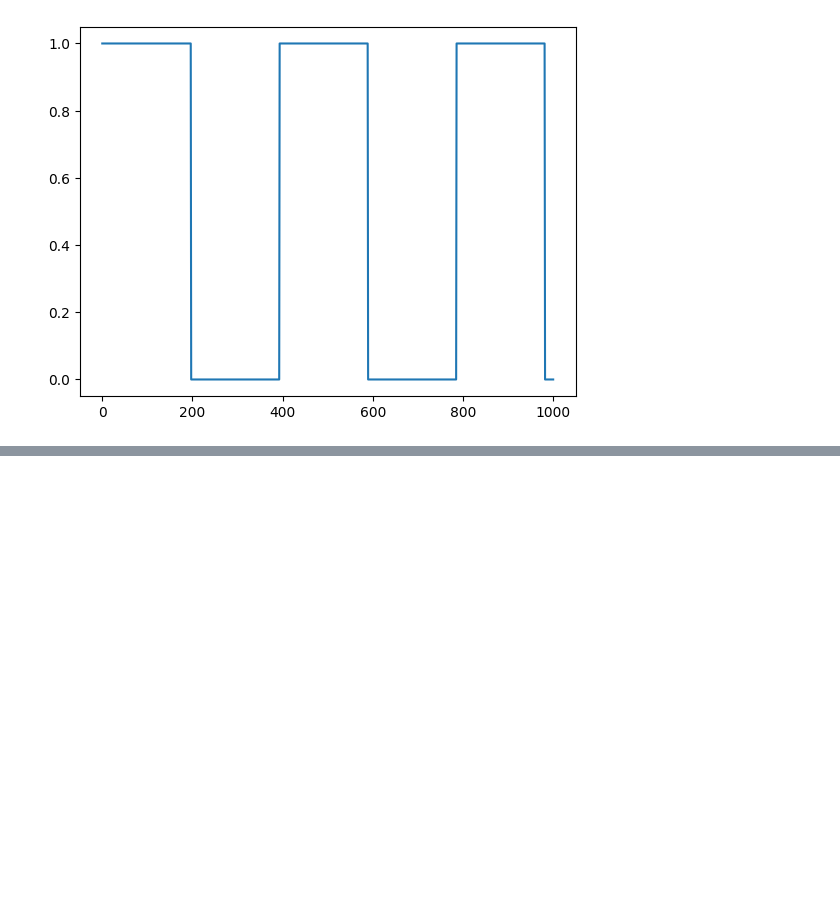
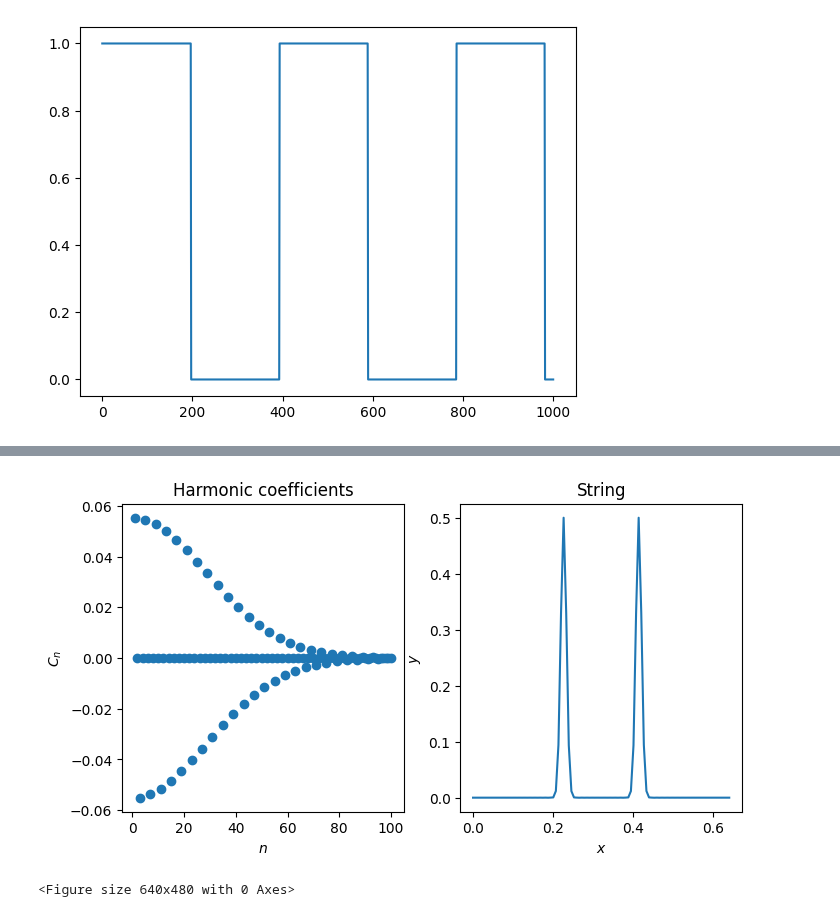
Before and after one commit to vibilanj/cmps, a Jupyter notebook: workshop/W8_Plucking_Strings_S.ipynb, the cells around one changed output, grey strips where cells are left out. Saved outputs shown, nothing was run; the diff lists cells and outputs as text; code cells hidden in the pictures; blank space fills up the shorter version.

```diff
--- a/workshop/W8_Plucking_Strings_S.ipynb
+++ b/workshop/W8_Plucking_Strings_S.ipynb
@@ -91,0 +151,40 @@ ax.plot(multipliers, final_positions)
+# %%
+F = 72
+rho = 1.14e-3
+
+L = 0.64
+m = 0.05
+s = 0.01
+
+n_harm = 100
+def initial_deformation(x):
+    return np.exp(- (x - (L / 2)) ** 2 / s ** 2) - np.exp(-(L / 2) ** 2 / s ** 2)
+
+def C_n(n):
+    func = lambda x: initial_deformation(x) * np.sin(n * np.pi * x / L)
+    integral = integrate.quad(func, 0, L)
+    return (2 / L * integral[0])
+
+def term(x, t, n):
+    return (C_n(n) * np.sin(n * np.pi * x / L) * (np.cos(n * np.pi * t / L * np.sqrt(F / rho))))
+
+def my_string(x, t):
+    return np.sum([term(x, t, n) for n in range(1, n_harm + 1)])
+
+nPts = 100
+t = 0.02
+
+C_ns = [C_n(n) for n in range(1, n_harm + 1)]
+xs = np.linspace(0, L, nPts)
+res = [my_string(x, t) for x in xs]
+
+fig, axs = plt.subplots(1, 2, figsize = (8, 4))
+fig = plt.figure()
+axs[0].scatter(range(1, n_harm + 1), C_ns)
+axs[0].set(xlabel = "$n$", ylabel = "$C_n$", title = "Harmonic coefficients")
+axs[1].plot(xs, res)
+axs[1].set(xlabel = "$x$", ylabel = "$y$", title = "String")
+plt.tight_layout()
+# %% [output]
+[figure, added]
+<Figure size 640x480 with 0 Axes>
```
Also changed, not shown: parts of 3 cells of this notebook.
